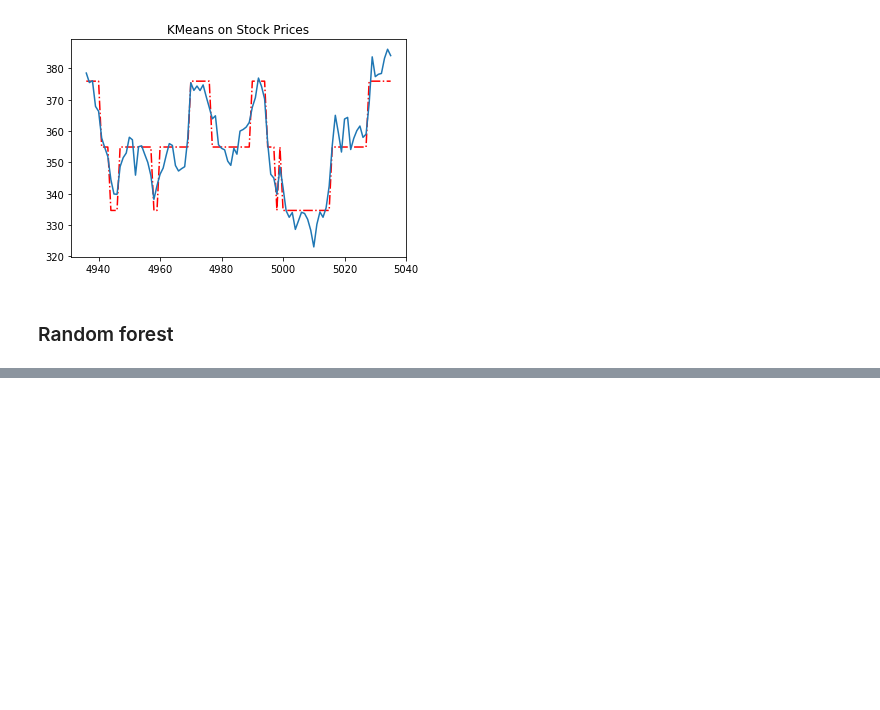
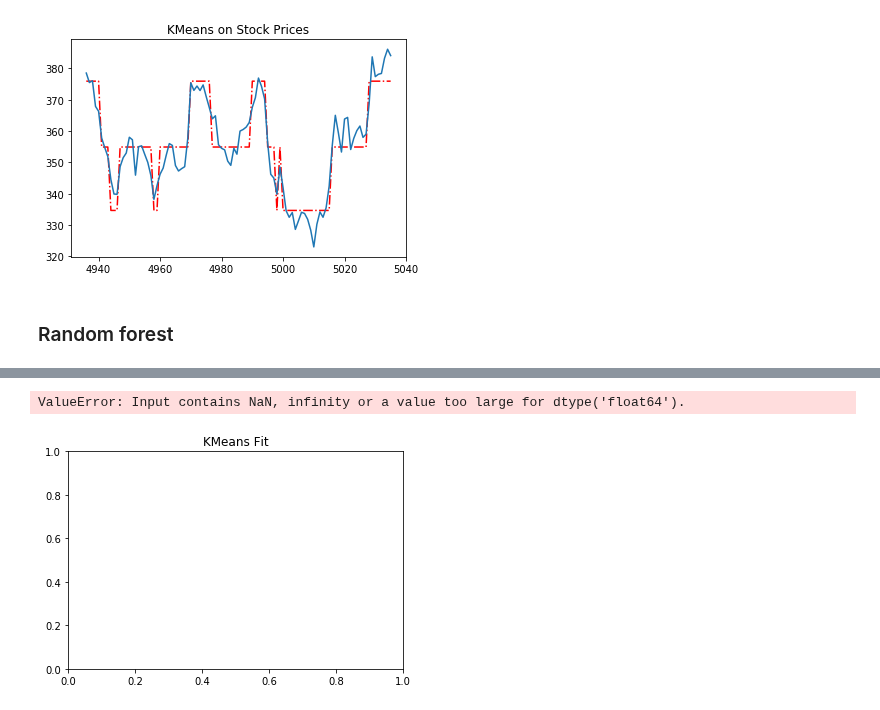
Before and after one commit to rbetzler/fun-times-in-python, a Jupyter notebook: finance/data_science/stock_explorer.ipynb, the cells around one changed output, grey strips where cells are left out. Saved outputs shown, nothing was run; the diff lists cells and outputs as text; code cells hidden in the pictures; blank space fills up the shorter version.

```diff
--- a/finance/data_science/stock_explorer.ipynb
+++ b/finance/data_science/stock_explorer.ipynb
@@ -158,0 +180,15 @@ train = xgb.DMatrix(train)
+# %%
+query = """
+        select distinct
+            market_datetime
+            , open
+        from td.equities
+        where symbol = 'BA'
+        and market_datetime between '2017-01-01' and '2019-01-01'
+        order by market_datetime
+        """
+df = utils.query_db(db_connection=utils.DW_STOCKS_JUPYTER, query=query)
+x = cluster_utils.KMeans(series=df['open'], n_clusters=10).plot_fit(length=3000)
+# %% [output]
+ValueError: Input contains NaN, infinity or a value too large for dtype('float64').
+[figure, added]
```
Also changed, not shown: parts of 6 cells of this notebook, 2 other files.
